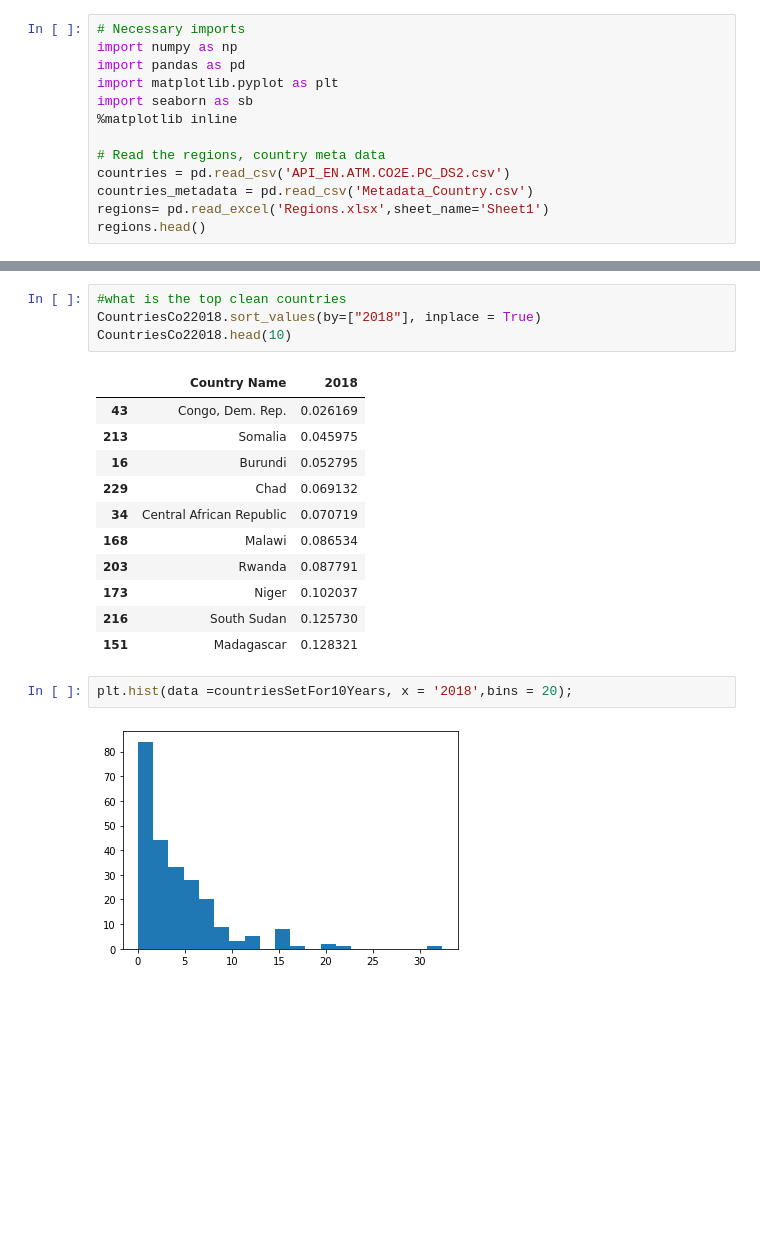
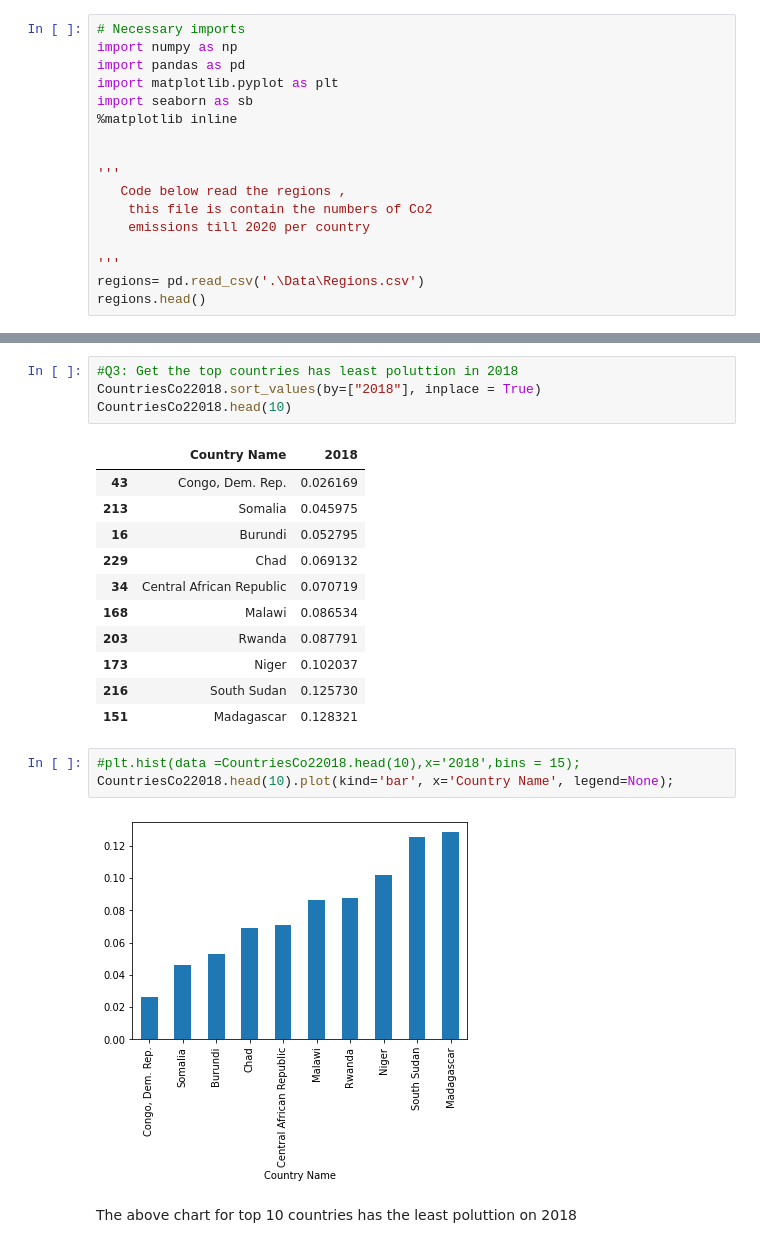
Before and after one commit to MRabi3/Co2-Emissions, a Jupyter notebook: Co2-Emissions.ipynb, the cells around one changed output, grey strips where cells are left out. Cells and saved outputs as stored; diff of their text form; blank space fills up the shorter version.

```diff
--- a/Co2-Emissions.ipynb
+++ b/Co2-Emissions.ipynb
@@ -6,10 +27,14 @@ import matplotlib.pyplot as plt
 import seaborn as sb
 %matplotlib inline
 
-# Read the regions, country meta data
-countries = pd.read_csv('API_EN.ATM.CO2E.PC_DS2.csv')
-countries_metadata = pd.read_csv('Metadata_Country.csv')
-regions= pd.read_excel('Regions.xlsx',sheet_name='Sheet1')
+
+'''
+   Code below read the regions ,
+    this file is contain the numbers of Co2
+    emissions till 2020 per country
+
+'''
+regions= pd.read_csv('.\Data\Regions.csv')
 regions.head()
 # %% [output]
 |  | Country Name | Region | Country Code | Indicator Name | Indicator Code | 1960 | 1961 | 1962 | ... |
@@ -115,7 +231,7 @@ SumOfCo2PerYear.plot()
 CountriesCo22018 = countries[['Country Name','2018']]
 CountriesCo22018=CountriesCo22018.dropna(subset=['2018'],axis=0)
 # %%
-#what is the top clean countries
+#Q3: Get the top countries has least poluttion in 2018
 CountriesCo22018.sort_values(by=["2018"], inplace = True)
 CountriesCo22018.head(10)
 # %% [output]
@@ -131,6 +247,9 @@ CountriesCo22018.head(10)
 | 216 | South Sudan | 0.125730 |
 | 151 | Madagascar | 0.128321 |
 # %%
-plt.hist(data =countriesSetFor10Years, x = '2018',bins = 20);
+#plt.hist(data =CountriesCo22018.head(10),x='2018',bins = 15);
+CountriesCo22018.head(10).plot(kind='bar', x='Country Name', legend=None);
 # %% [output]
-[figure, old version]
+[figure, new version]
+# %% [markdown]
+<p> The above chart for top 10 countries has the least poluttion on 2018
```
Also changed, not shown: parts of 29 cells of this notebook, 12 other files.
